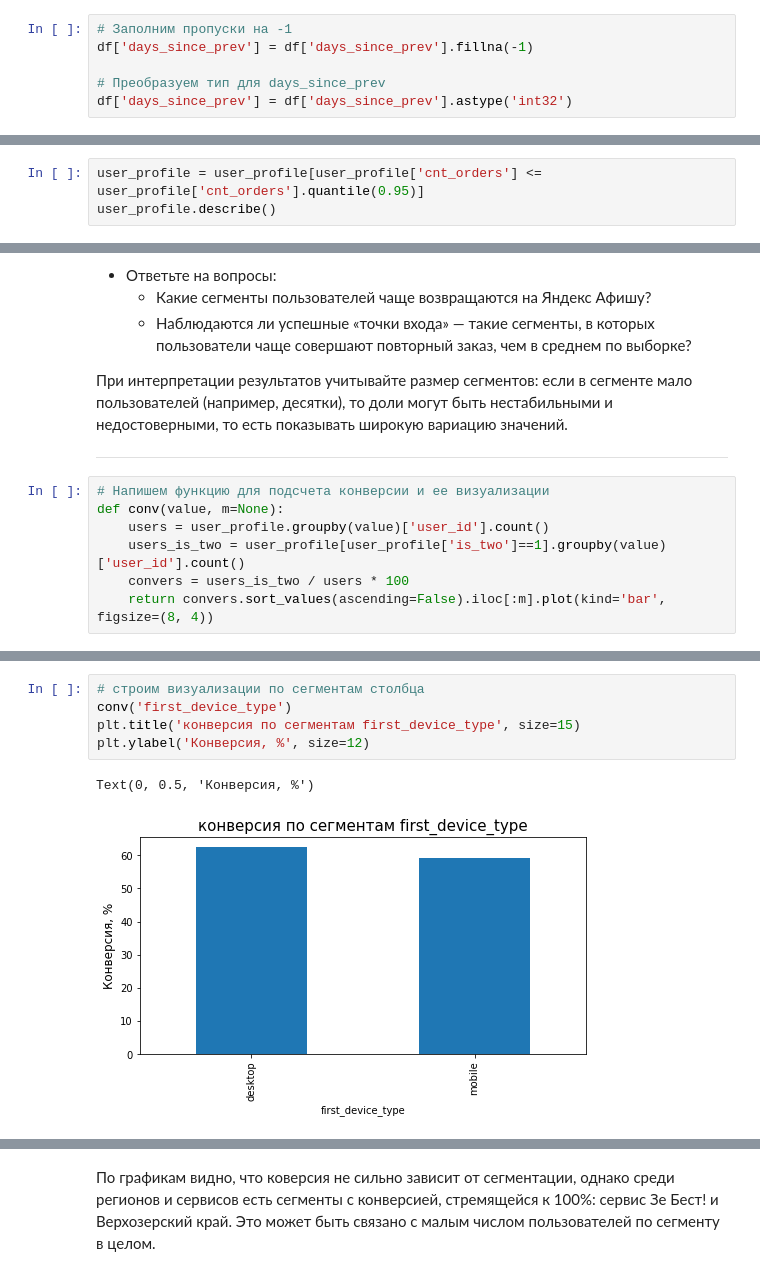
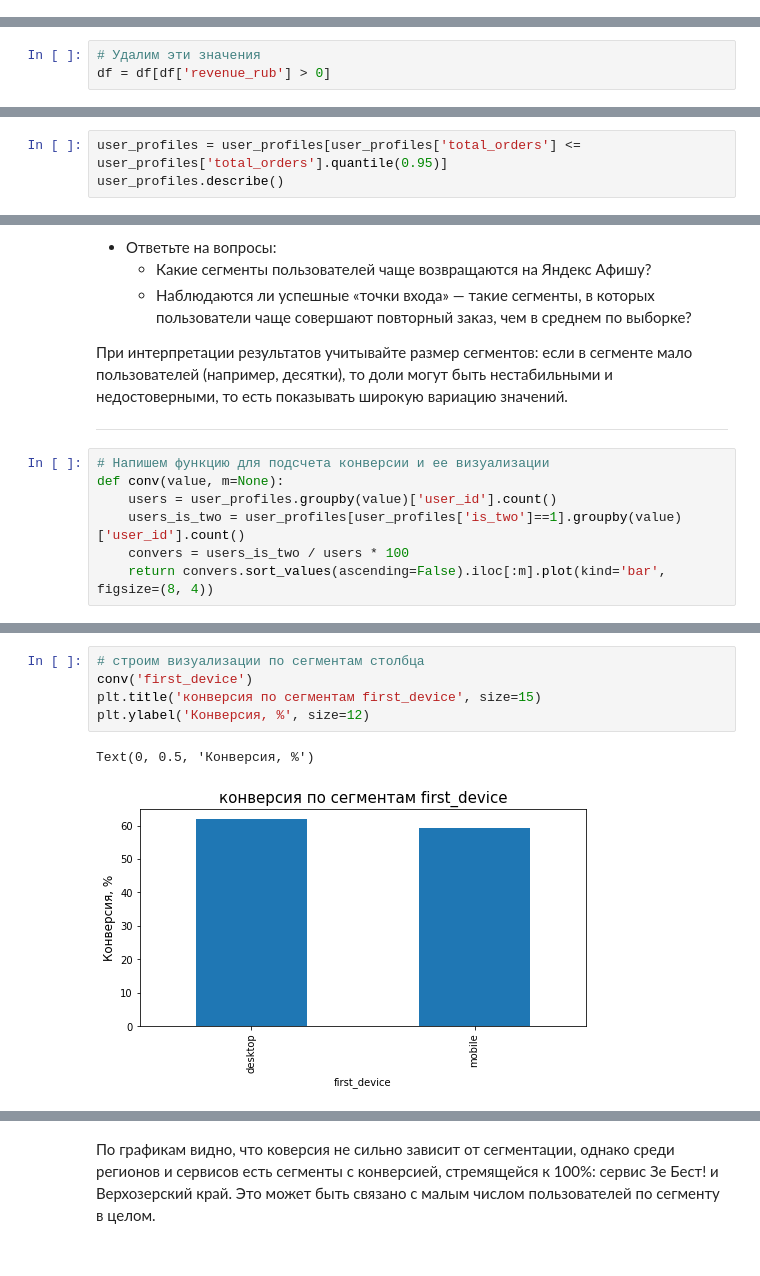
Before and after one commit to Ivan-Saevskiy/practicum, a Jupyter notebook: project_final.ipynb, the cells around one changed output, grey strips where cells are left out. Drawn from its saved outputs; the diff is of its cells as text.

```diff
--- a/project_final.ipynb
+++ b/project_final.ipynb
@@ -326,6 +482,0 @@ df['tickets_count'] = pd.to_numeric(df['tickets_count'], downcast='integer')
-# %%
-# Заполним пропуски на -1
-df['days_since_prev'] = df['days_since_prev'].fillna(-1)
-
-# Преобразуем тип для days_since_prev
-df['days_since_prev'] = df['days_since_prev'].astype('int32')
@@ -396,3 +601,6 @@ Text(0.5, 1.0, 'Диаграммма размаха по revenue_rub')
+# %%
+# Удалим эти значения
+df = df[df['revenue_rub'] > 0]
 # %%
 # Построим гстограмму с фильтром по 99 процентилю
 df[df['revenue_rub'] < df['revenue_rub'].quantile(0.99)].hist(column='revenue_rub', bins=20, grid=True, figsize=(8, 4),
@@ -635,6 +937,6 @@ user_profile[['cnt_orders', 'tickets_mean', 'days_mean']].describe()
 
 - В столбце `days_mean` высокий максимум, но он не нуждается в фильрации и обусловлен
 # %%
-user_profile = user_profile[user_profile['cnt_orders'] <= user_profile['cnt_orders'].quantile(0.95)]
-user_profile.describe()
+user_profiles = user_profiles[user_profiles['total_orders'] <= user_profiles['total_orders'].quantile(0.95)]
+user_profiles.describe()
 # %% [output]
@@ -764,8 +1110,8 @@ Text(0, 0.5, 'кол-во пользователей')
 # %%
 # Напишем функцию для подсчета конверсии и ее визуализации
 def conv(value, m=None):
-    users = user_profile.groupby(value)['user_id'].count()
-    users_is_two = user_profile[user_profile['is_two']==1].groupby(value)['user_id'].count()
+    users = user_profiles.groupby(value)['user_id'].count()
+    users_is_two = user_profiles[user_profiles['is_two']==1].groupby(value)['user_id'].count()
     convers = users_is_two / users * 100
     return convers.sort_values(ascending=False).iloc[:m].plot(kind='bar', figsize=(8, 4))
 # %%
@@ -779,11 +1125,11 @@ Text(0, 0.5, 'Конверсия, %')
 # %%
 # строим визуализации по сегментам столбца
-conv('first_device_type')
-plt.title('конверсия по сегментам first_device_type', size=15)
+conv('first_device')
+plt.title('конверсия по сегментам first_device', size=15)
 plt.ylabel('Конверсия, %', size=12)
 # %% [output]
 Text(0, 0.5, 'Конверсия, %')
-[figure, old version]
+[figure, new version]
 # %%
 # строим визуализации по сегментам столбца
 conv('first_region_name', 10)
```
Also changed, not shown: parts of 82 cells of this notebook.
